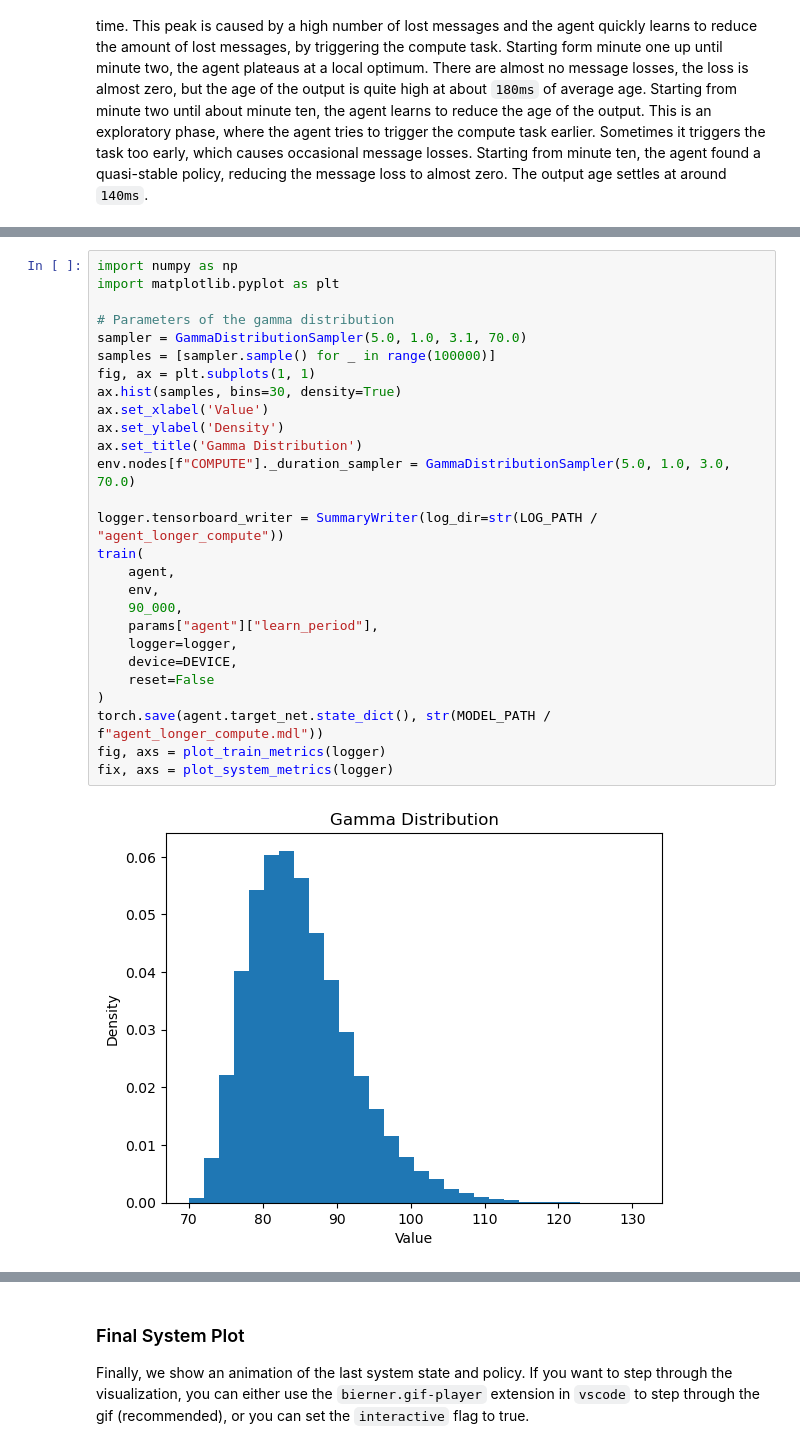
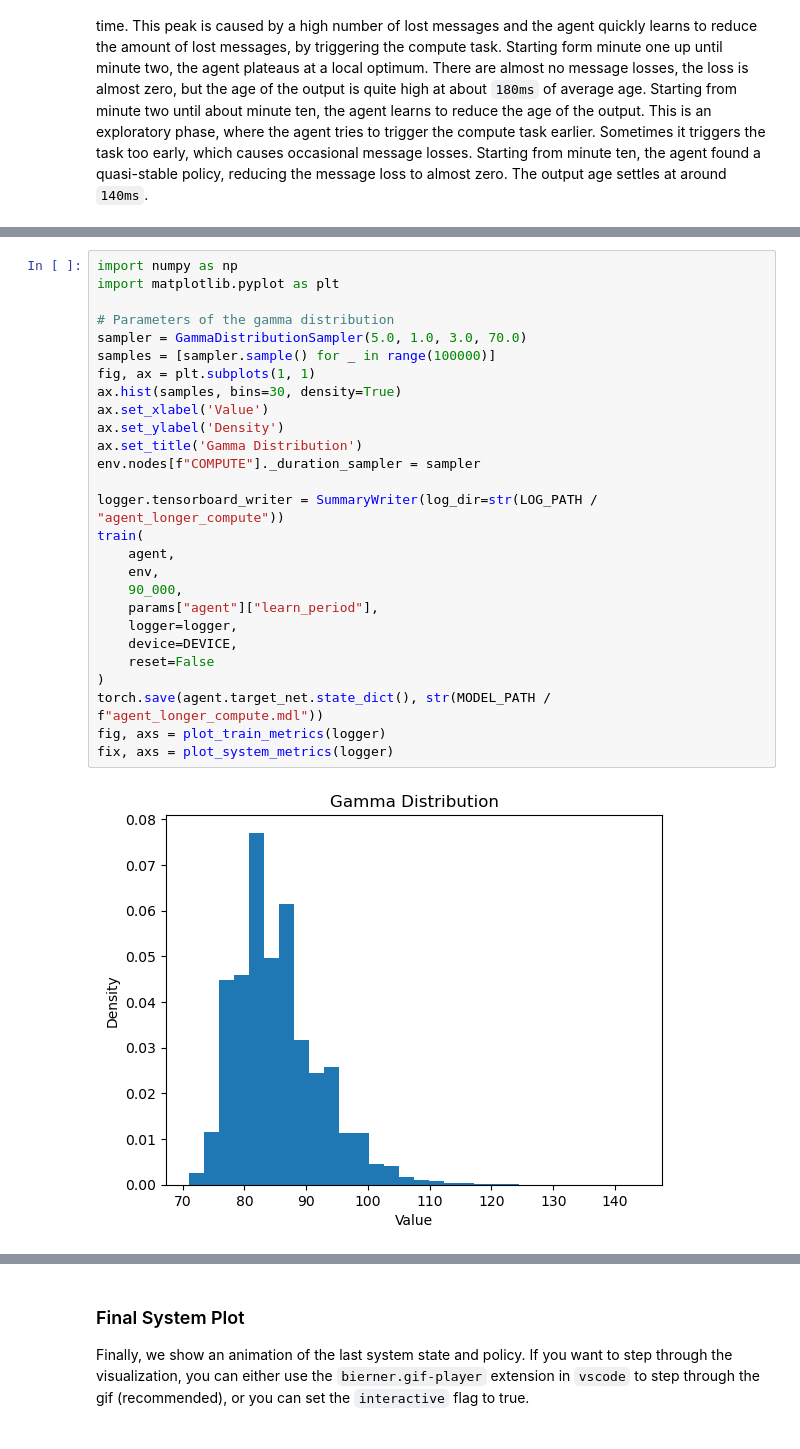
Before and after one commit to dave-mau/scheduling, a Jupyter notebook: code/notebooks/01_simple_tree/01_simple_tree.ipynb, the cells around one changed output, grey strips where cells are left out. Saved outputs shown, nothing was run; the diff lists cells and outputs as text.

```diff
--- a/code/notebooks/01_simple_tree/01_simple_tree.ipynb
+++ b/code/notebooks/01_simple_tree/01_simple_tree.ipynb
@@ -333,29 +329,29 @@ At minute 50, we see small increase in the maximum output information age. In th
 # %%
 import numpy as np
 import matplotlib.pyplot as plt
 
 # Parameters of the gamma distribution
-sampler = GammaDistributionSampler(5.0, 1.0, 3.1, 70.0)
+sampler = GammaDistributionSampler(5.0, 1.0, 3.0, 70.0)
 samples = [sampler.sample() for _ in range(100000)]
 fig, ax = plt.subplots(1, 1)
 ax.hist(samples, bins=30, density=True)
 ax.set_xlabel('Value')
 ax.set_ylabel('Density')
 ax.set_title('Gamma Distribution')
-env.nodes[f"COMPUTE"]._duration_sampler = GammaDistributionSampler(5.0, 1.0, 3.0, 70.0)
+env.nodes[f"COMPUTE"]._duration_sampler = sampler
 
 logger.tensorboard_writer = SummaryWriter(log_dir=str(LOG_PATH / "agent_longer_compute"))
 train(
     agent,
     env,
     90_000,
     params["agent"]["learn_period"],
     logger=logger,
     device=DEVICE,
     reset=False
 )
 torch.save(agent.target_net.state_dict(), str(MODEL_PATH / f"agent_longer_compute.mdl"))
 fig, axs = plot_train_metrics(logger)
 fix, axs = plot_system_metrics(logger)
 # %% [output]
-[figure, old version]
+[figure, new version]
```
Also changed, not shown: parts of 9 cells of this notebook, 6 other files.
